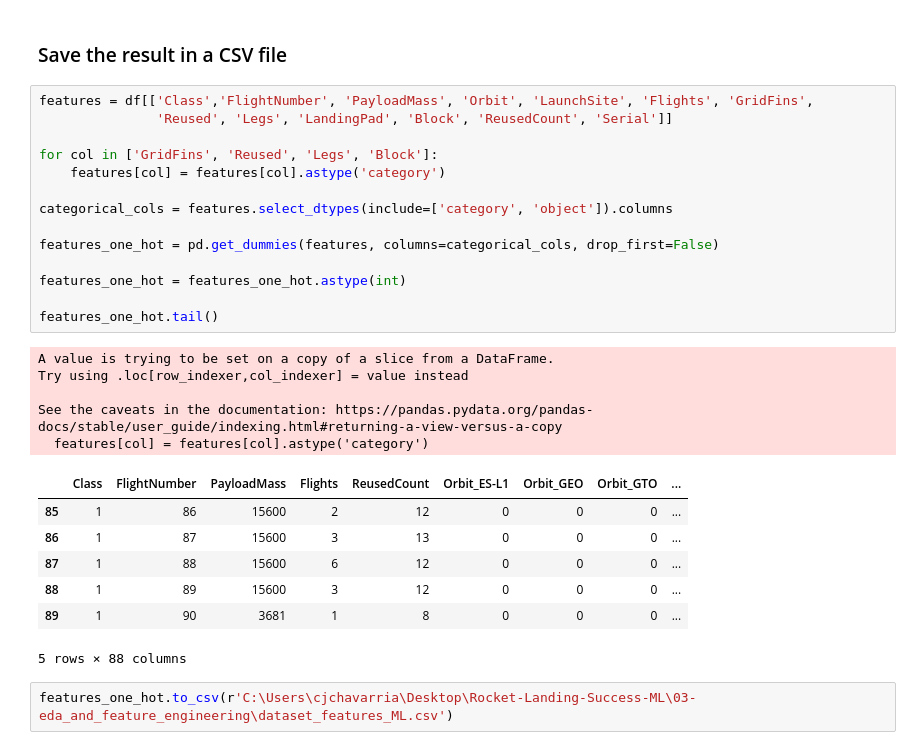
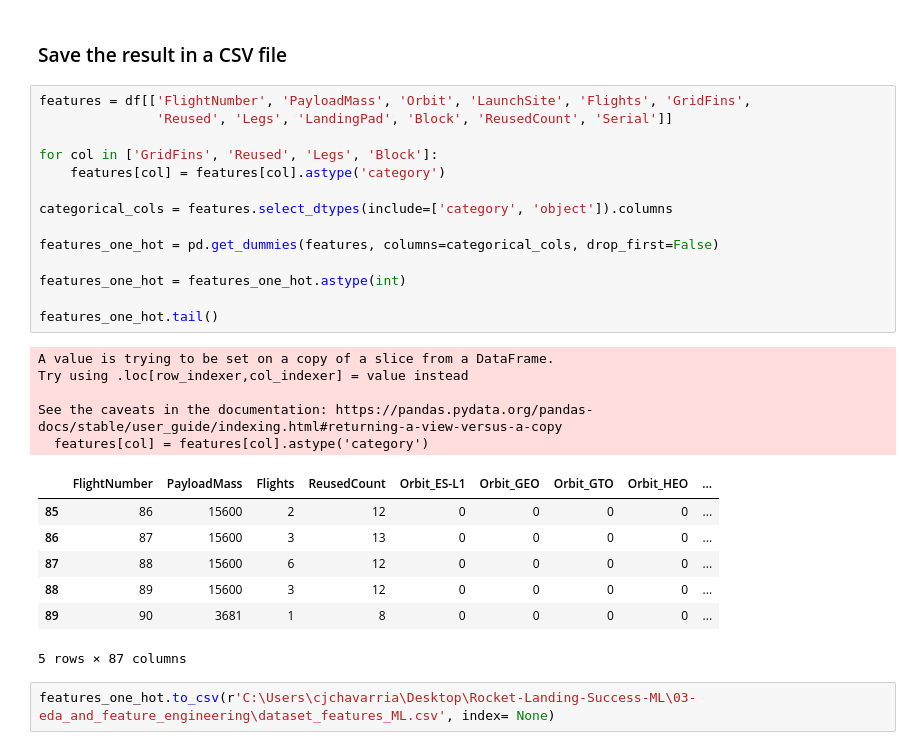
Before and after one commit to ClaudioChavarria/Rocket-Landing-Success-ML, a Jupyter notebook: 03-eda_and_feature_engineering/03-eda-and-feature-engineering.ipynb, the cells around one changed output. Cells and saved outputs as stored; diff of their text form.

Commit message:
feat(eda&fe): fix the sets, remove the index and class columns in the csv file

```diff
--- a/03-eda_and_feature_engineering/03-eda-and-feature-engineering.ipynb
+++ b/03-eda_and_feature_engineering/03-eda-and-feature-engineering.ipynb
@@ -480,31 +480,31 @@ we identify and select the key features that could influence the success rate of
 # %% [markdown]
 ### Save the result in a CSV file
 # %%
-features = df[['Class','FlightNumber', 'PayloadMass', 'Orbit', 'LaunchSite', 'Flights', 'GridFins',
+features = df[['FlightNumber', 'PayloadMass', 'Orbit', 'LaunchSite', 'Flights', 'GridFins',
                'Reused', 'Legs', 'LandingPad', 'Block', 'ReusedCount', 'Serial']]
 
 for col in ['GridFins', 'Reused', 'Legs', 'Block']:
     features[col] = features[col].astype('category')
 
 categorical_cols = features.select_dtypes(include=['category', 'object']).columns
 
 features_one_hot = pd.get_dummies(features, columns=categorical_cols, drop_first=False)
 
 features_one_hot = features_one_hot.astype(int)
 
 features_one_hot.tail()
 # %% [output]
 A value is trying to be set on a copy of a slice from a DataFrame.
 Try using .loc[row_indexer,col_indexer] = value instead
 
 See the caveats in the documentation: https://pandas.pydata.org/pandas-docs/stable/user_guide/indexing.html#returning-a-view-versus-a-copy
   features[col] = features[col].astype('category')
-|  | Class | FlightNumber | PayloadMass | Flights | ReusedCount | Orbit_ES-L1 | Orbit_GEO | Orbit_GTO | ... |
-| 85 | 1 | 86 | 15600 | 2 | 12 | 0 | 0 | 0 | ... |
-| 86 | 1 | 87 | 15600 | 3 | 13 | 0 | 0 | 0 | ... |
-| 87 | 1 | 88 | 15600 | 6 | 12 | 0 | 0 | 0 | ... |
-| 88 | 1 | 89 | 15600 | 3 | 12 | 0 | 0 | 0 | ... |
-| 89 | 1 | 90 | 3681 | 1 | 8 | 0 | 0 | 0 | ... |
+|  | FlightNumber | PayloadMass | Flights | ReusedCount | Orbit_ES-L1 | Orbit_GEO | Orbit_GTO | Orbit_HEO | ... |
+| 85 | 86 | 15600 | 2 | 12 | 0 | 0 | 0 | 0 | ... |
+| 86 | 87 | 15600 | 3 | 13 | 0 | 0 | 0 | 0 | ... |
+| 87 | 88 | 15600 | 6 | 12 | 0 | 0 | 0 | 0 | ... |
+| 88 | 89 | 15600 | 3 | 12 | 0 | 0 | 0 | 0 | ... |
+| 89 | 90 | 3681 | 1 | 8 | 0 | 0 | 0 | 0 | ... |
-5 rows × 88 columns
+5 rows × 87 columns
 # %%
-features_one_hot.to_csv(r'C:\Users\cjchavarria\Desktop\Rocket-Landing-Success-ML\03-eda_and_feature_engineering\dataset_features_ML.csv')
+features_one_hot.to_csv(r'C:\Users\cjchavarria\Desktop\Rocket-Landing-Success-ML\03-eda_and_feature_engineering\dataset_features_ML.csv', index= None)
```
Also changed, not shown: parts of 4 cells of this notebook, 2 other files.
